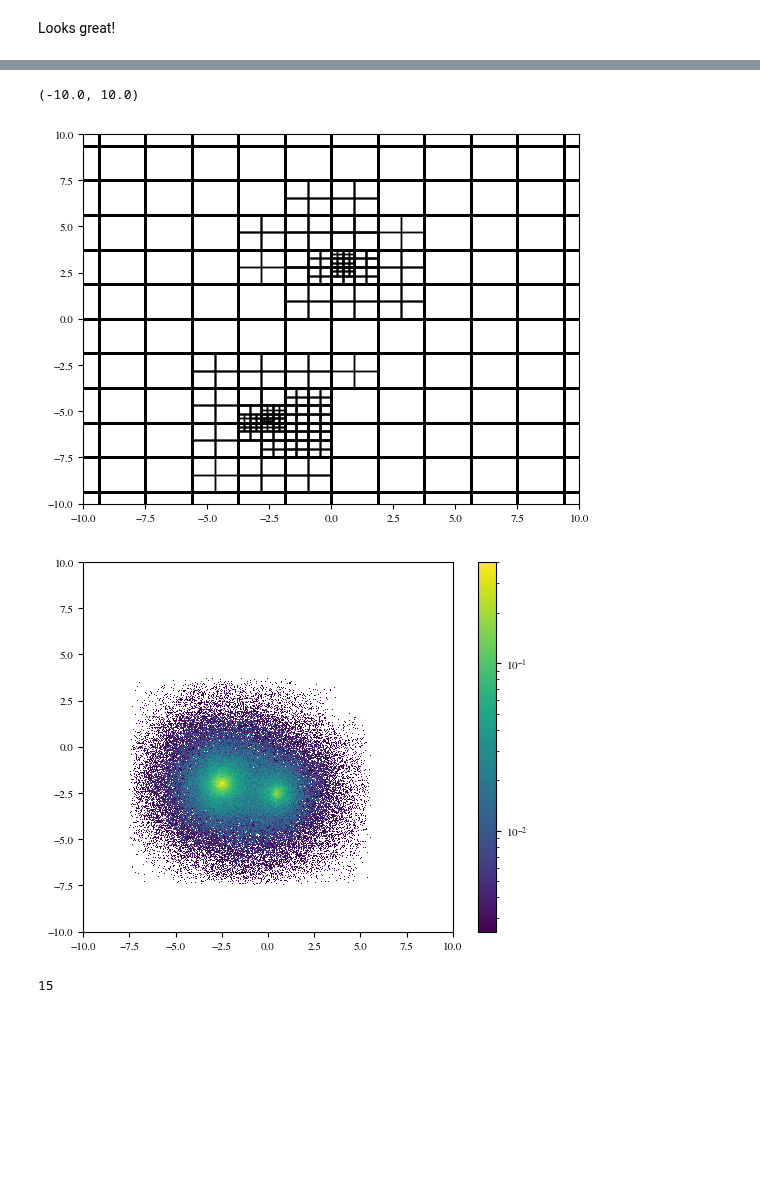
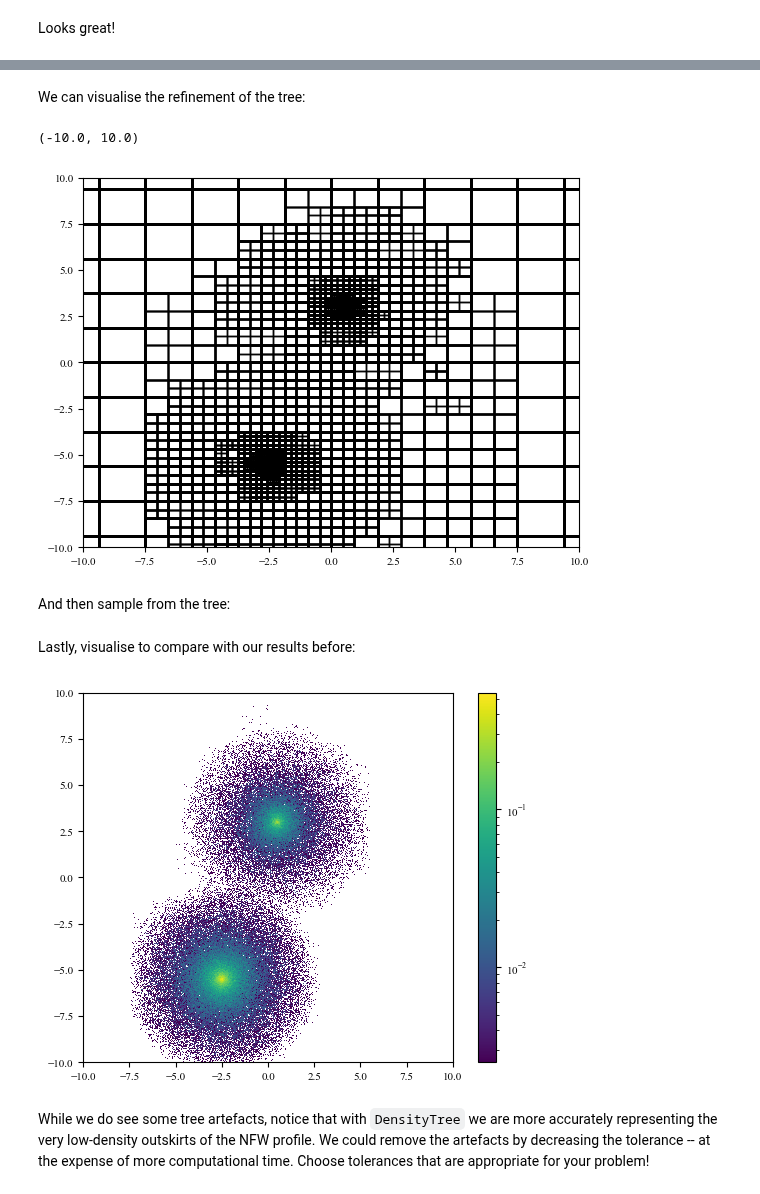
Before and after one commit to aneeshnaik/lintsampler, a Jupyter notebook: docs/source/example_notebooks/3_dark_matter.ipynb, the cells around one changed output, grey strips where cells are left out. Saved outputs shown, nothing was run; the diff lists cells and outputs as text; code cells hidden in the pictures; blank space fills up the shorter version.

```diff
--- a/docs/source/example_notebooks/3_dark_matter.ipynb
+++ b/docs/source/example_notebooks/3_dark_matter.ipynb
@@ -130,2 +135,2 @@ from lintsampler import DensityTree
 # %%
-tree = DensityTree(mins=np.array([-h,-h,-h]), maxs=np.array([h,h,h]), pdf=two_halo_pdf_vectorized, vectorizedpdf=True, min_openings=1,pdf_args=(centres,rho_0s,scale_radii),usecache=False)
+tree = DensityTree(mins=np.array([-h,-h,-h]), maxs=np.array([h,h,h]), pdf=two_halo_pdf_vectorized, vectorizedpdf=True, min_openings=4,pdf_args=(centres,rho_0s,scale_radii))
@@ -134,3 +136,0 @@ Method one: use the cache.
-# %%
-tree = DensityTree(mins=np.array([-h,-h,-h]), maxs=np.array([h,h,h]), pdf=two_halo_pdf_vectorized, vectorizedpdf=True, min_openings=4,pdf_args=(centres,rho_0s,scale_radii),usecache=True)
-tree.refine_by_error(leaf_tol=10000., tree_tol=0.005,verbose=True)
@@ -157,3 +136,0 @@ Method two: don't use the cache.
-# %%
-tree = DensityTree(mins=np.array([-h,-h,-h]), maxs=np.array([h,h,h]), pdf=two_halo_pdf_vectorized, vectorizedpdf=True, min_openings=4,pdf_args=(centres,rho_0s,scale_radii),usecache=False)
-tree.refine_by_error(leaf_tol=10000., tree_tol=0.005,verbose=True)
@@ -180,3 +136,0 @@ Method three: batch calls the pdf when opening a cell.
-# %%
-tree = DensityTree(mins=np.array([-h,-h,-h]), maxs=np.array([h,h,h]), pdf=two_halo_pdf_vectorized, vectorizedpdf=True, min_openings=4,pdf_args=(centres,rho_0s,scale_radii),batch=True)
-tree.refine_by_error(leaf_tol=10000., tree_tol=0.005,verbose=True)
@@ -201,3 +159,5 @@ End of tree iteration 145: 5111 leaves on tree. Total mass=7.120962465638464. Fr
+# %% [markdown]
+We can visualise the refinement of the tree:
 # %%
 from matplotlib.patches import Rectangle
 fig = plt.figure()
@@ -210,5 +170,7 @@ ax.set_xlim(-10, 10)
 ax.set_ylim(-10, 10)
 # %% [output]
 (-10.0, 10.0)
-[figure, old version]
+[figure, new version]
+# %% [markdown]
+And then sample from the tree:
 # %%
@@ -216,11 +178,11 @@ sampler = LintSampler(domain=tree)
 X = sampler.sample(N=1000000)
+# %% [markdown]
+Lastly, visualise to compare with our results before:
 # %%
-plt.hist2d(X[:, 0], X[:, 1], bins=np.linspace(-10, 10, 1000), density=True, norm=LogNorm())
+plt.hist2d(X[:, 0], X[:, 2], bins=np.linspace(-10, 10, 1000), density=True, norm=LogNorm())
 plt.gca().set_aspect('equal', adjustable='box')
 plt.colorbar();
 # %% [output]
-[figure, old version]
+[figure, new version]
-# %%
-h
-# %% [output]
-15
+# %% [markdown]
+While we do see some tree artefacts, notice that with `DensityTree` we are more accurately representing the very low-density outskirts of the NFW profile. We could remove the artefacts by decreasing the tolerance -- at the expense of more computational time. Choose tolerances that are appropriate for your problem!
```
Also changed, not shown: parts of 19 cells of this notebook.
